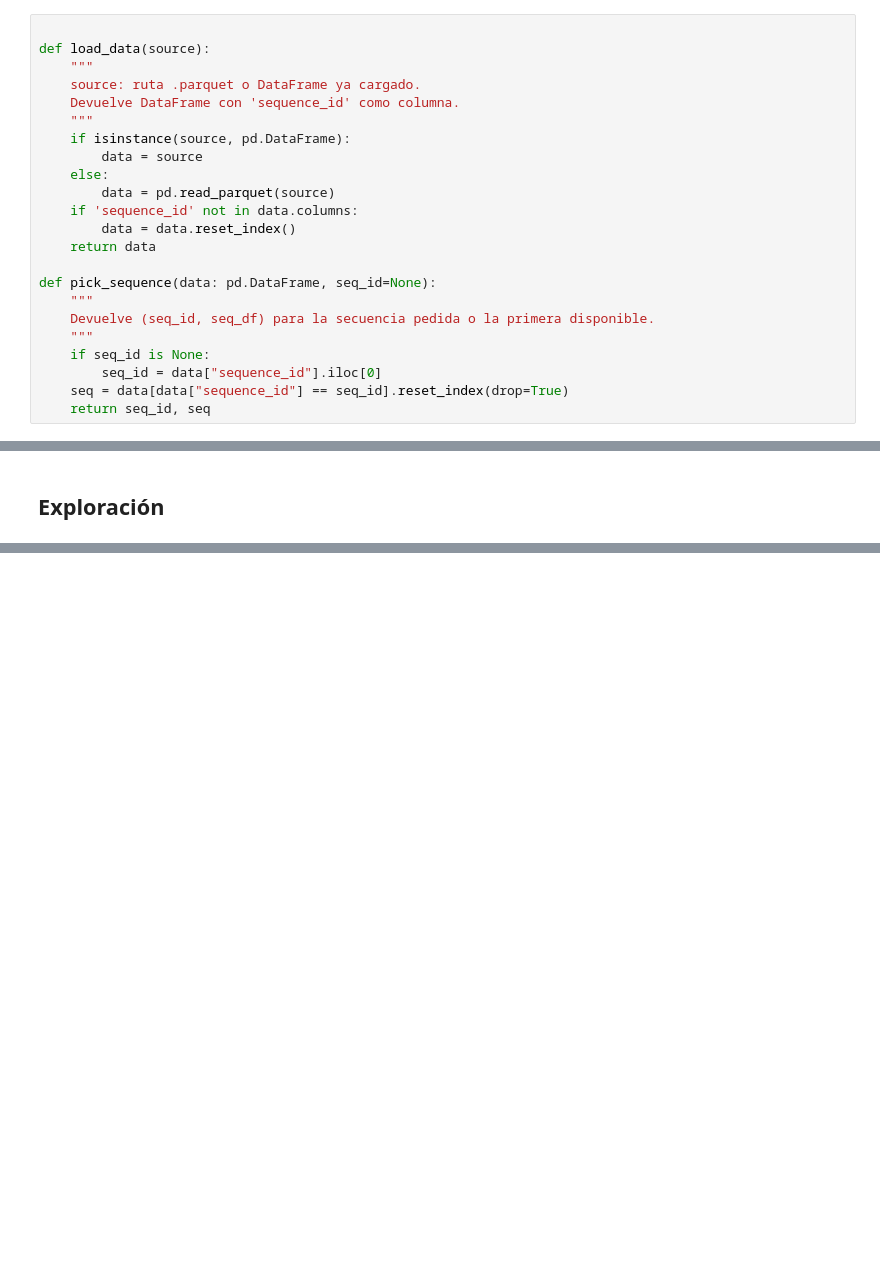
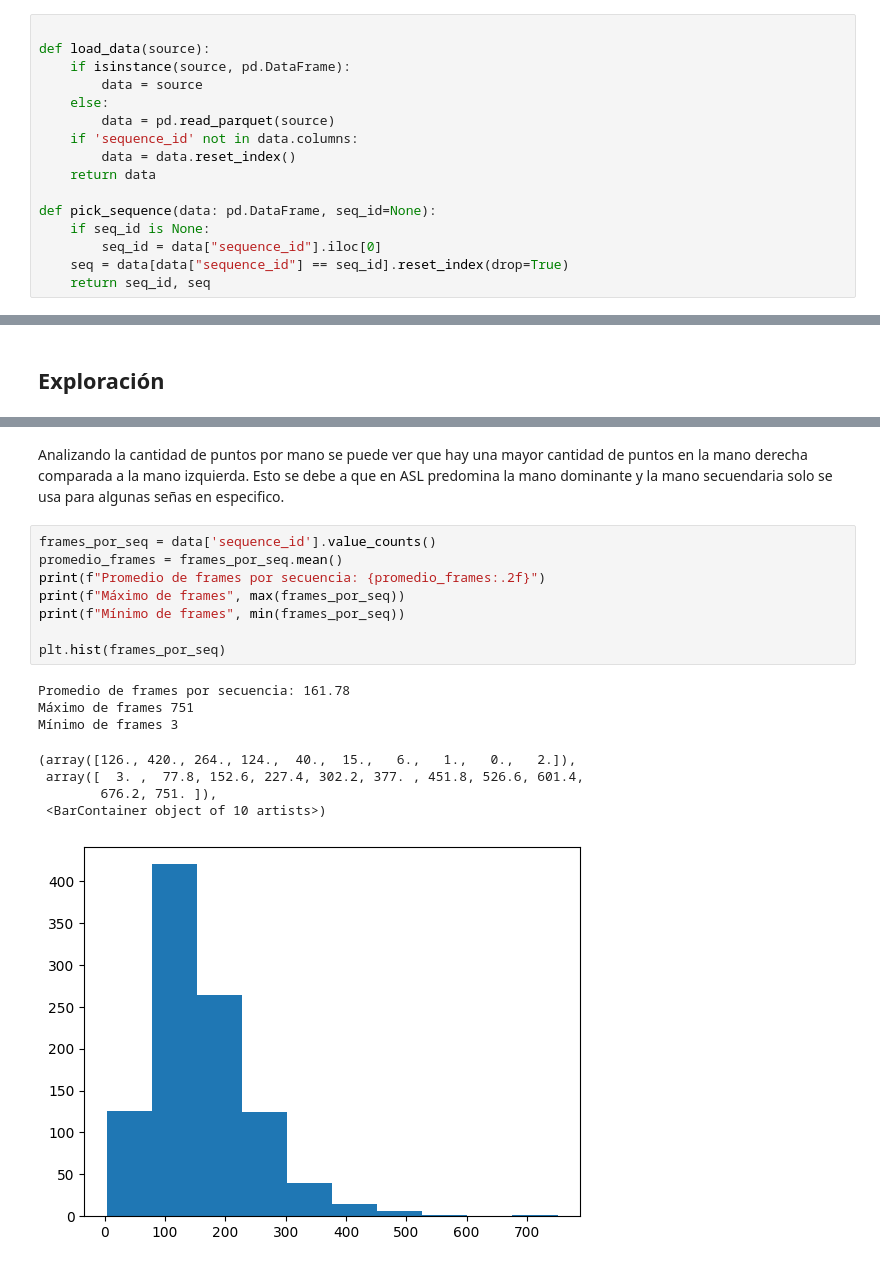
Before and after one commit to ArielaMishaanCohen/10-Proyecto-2, a Jupyter notebook: proyecto-2-data-science.ipynb, the cells around one changed output, grey strips where cells are left out. Cells and saved outputs as stored; diff of their text form; blank space fills up the shorter version.

Commit message:
Kaggle Notebook | Proyecto 2 Data Science.ipynb | Version 8

```diff
--- a/proyecto-2-data-science.ipynb
+++ b/proyecto-2-data-science.ipynb
@@ -30,10 +19,6 @@ from matplotlib.animation import FuncAnimation, PillowWriter
 # %%
 
 def load_data(source):
-    """
-    source: ruta .parquet o DataFrame ya cargado.
-    Devuelve DataFrame con 'sequence_id' como columna.
-    """
     if isinstance(source, pd.DataFrame):
         data = source
     else:
@@ -43,9 +28,6 @@ def load_data(source):
     return data
 
 def pick_sequence(data: pd.DataFrame, seq_id=None):
-    """
-    Devuelve (seq_id, seq_df) para la secuencia pedida o la primera disponible.
-    """
     if seq_id is None:
         seq_id = data["sequence_id"].iloc[0]
     seq = data[data["sequence_id"] == seq_id].reset_index(drop=True)
@@ -975,0 +266,19 @@ GIF 2D guardado: asl_2d.gif
+# %% [markdown]
+Analizando la cantidad de puntos por mano se puede ver que hay una mayor cantidad de puntos en la mano derecha comparada a la mano izquierda. Esto se debe a que en ASL predomina la mano dominante y la mano secuendaria solo se usa para algunas señas en especifico.
+# %%
+frames_por_seq = data['sequence_id'].value_counts()
+promedio_frames = frames_por_seq.mean()
+print(f"Promedio de frames por secuencia: {promedio_frames:.2f}")
+print(f"Máximo de frames", max(frames_por_seq))
+print(f"Mínimo de frames", min(frames_por_seq))
+
+plt.hist(frames_por_seq)
+# %% [output]
+Promedio de frames por secuencia: 161.78
+Máximo de frames 751
+Mínimo de frames 3
+(array([126., 420., 264., 124.,  40.,  15.,   6.,   1.,   0.,   2.]),
+ array([  3. ,  77.8, 152.6, 227.4, 302.2, 377. , 451.8, 526.6, 601.4,
+        676.2, 751. ]),
+ <BarContainer object of 10 artists>)
+[figure, added]
```
Also changed, not shown: parts of 25 cells of this notebook.
